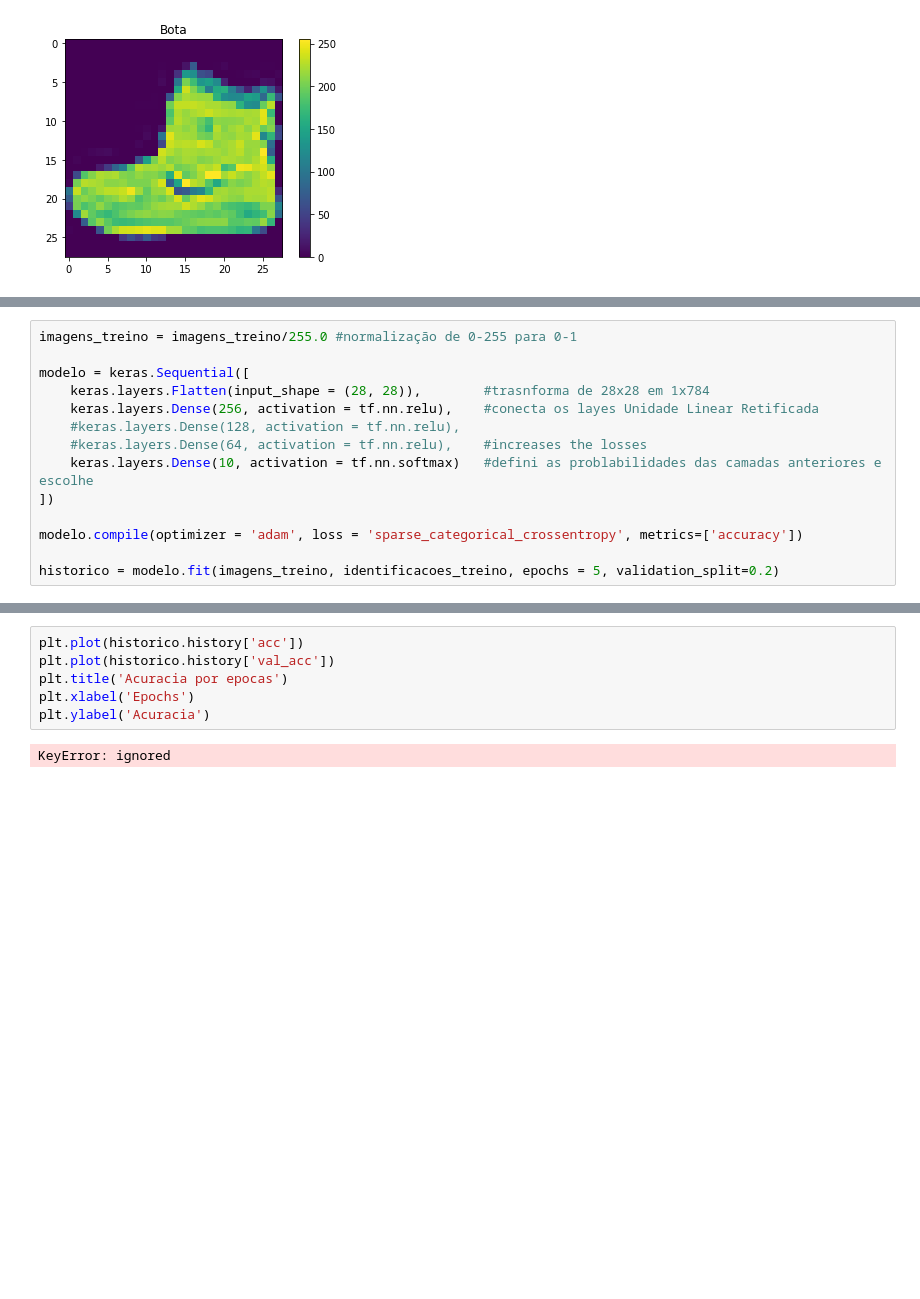
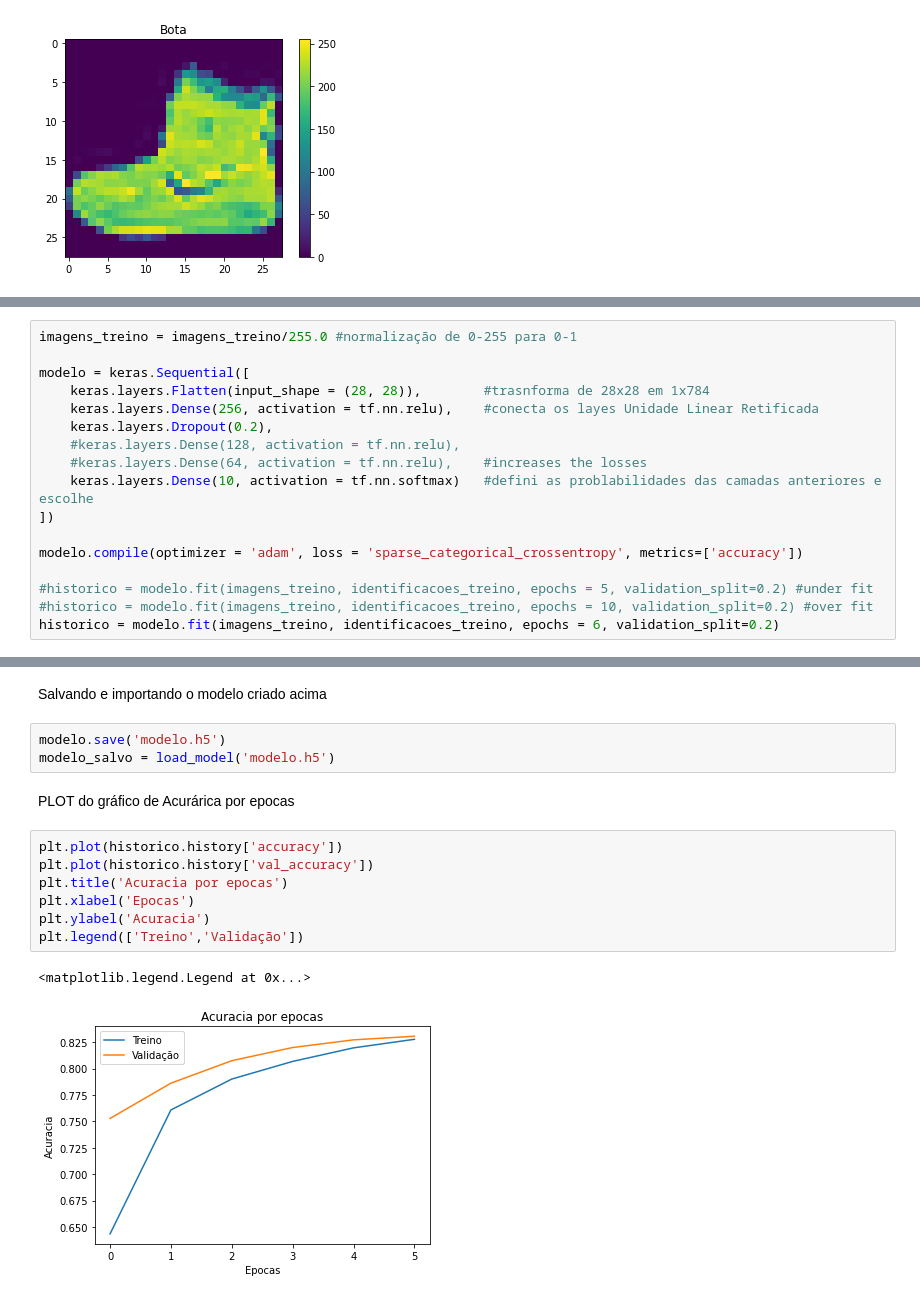
Before and after one commit to alrtas/Machine-Learning, a Jupyter notebook: Formação Machine Learning/Deep Learning Introducao com Keras/Parte 01/Deep_Learning_Introducao_com_Keras.ipynb, the cells around one changed output, grey strips where cells are left out. Drawn from its saved outputs; the diff is of its cells as text; blank space fills up the shorter version.

```diff
--- a/Formação Machine Learning/Deep Learning Introducao com Keras/Parte 01/Deep_Learning_Introducao_com_Keras.ipynb
+++ b/Formação Machine Learning/Deep Learning Introducao com Keras/Parte 01/Deep_Learning_Introducao_com_Keras.ipynb
@@ -51,6 +54,7 @@ imagens_treino = imagens_treino/255.0 #normalização de 0-255 para 0-1
 modelo = keras.Sequential([
     keras.layers.Flatten(input_shape = (28, 28)),        #trasnforma de 28x28 em 1x784
     keras.layers.Dense(256, activation = tf.nn.relu),    #conecta os layes Unidade Linear Retificada
+    keras.layers.Dropout(0.2),
     #keras.layers.Dense(128, activation = tf.nn.relu),
     #keras.layers.Dense(64, activation = tf.nn.relu),    #increases the losses
     keras.layers.Dense(10, activation = tf.nn.softmax)   #defini as problabilidades das camadas anteriores e escolhe
@@ -58,5 +62,7 @@ modelo = keras.Sequential([
 
 modelo.compile(optimizer = 'adam', loss = 'sparse_categorical_crossentropy', metrics=['accuracy'])
 
-historico = modelo.fit(imagens_treino, identificacoes_treino, epochs = 5, validation_split=0.2)
+#historico = modelo.fit(imagens_treino, identificacoes_treino, epochs = 5, validation_split=0.2) #under fit
+#historico = modelo.fit(imagens_treino, identificacoes_treino, epochs = 10, validation_split=0.2) #over fit
+historico = modelo.fit(imagens_treino, identificacoes_treino, epochs = 6, validation_split=0.2)
 # %% [output]
@@ -76,8 +81,17 @@ AttributeError: ignored
+# %% [markdown]
+Salvando e importando o modelo criado acima
+# %%
+modelo.save('modelo.h5')
+modelo_salvo = load_model('modelo.h5')
+# %% [markdown]
+PLOT do gráfico de Acurárica por epocas
 # %%
-plt.plot(historico.history['acc'])
-plt.plot(historico.history['val_acc'])
+plt.plot(historico.history['accuracy'])
+plt.plot(historico.history['val_accuracy'])
 plt.title('Acuracia por epocas')
-plt.xlabel('Epochs')
+plt.xlabel('Epocas')
 plt.ylabel('Acuracia')
+plt.legend(['Treino','Validação'])
 # %% [output]
-KeyError: ignored
+<matplotlib.legend.Legend at 0x...>
+[figure, added]
```
Also changed, not shown: parts of 12 cells of this notebook.
